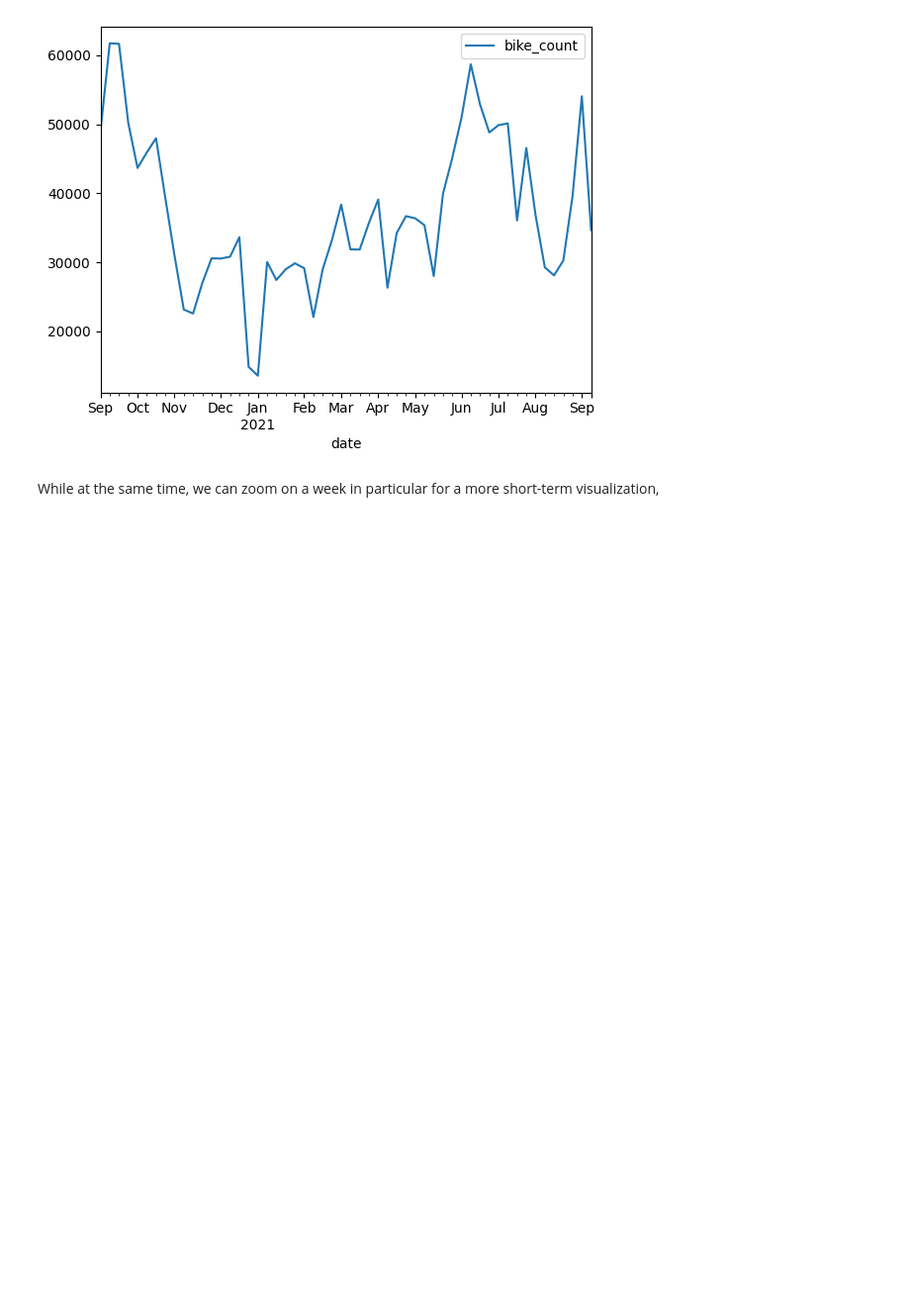
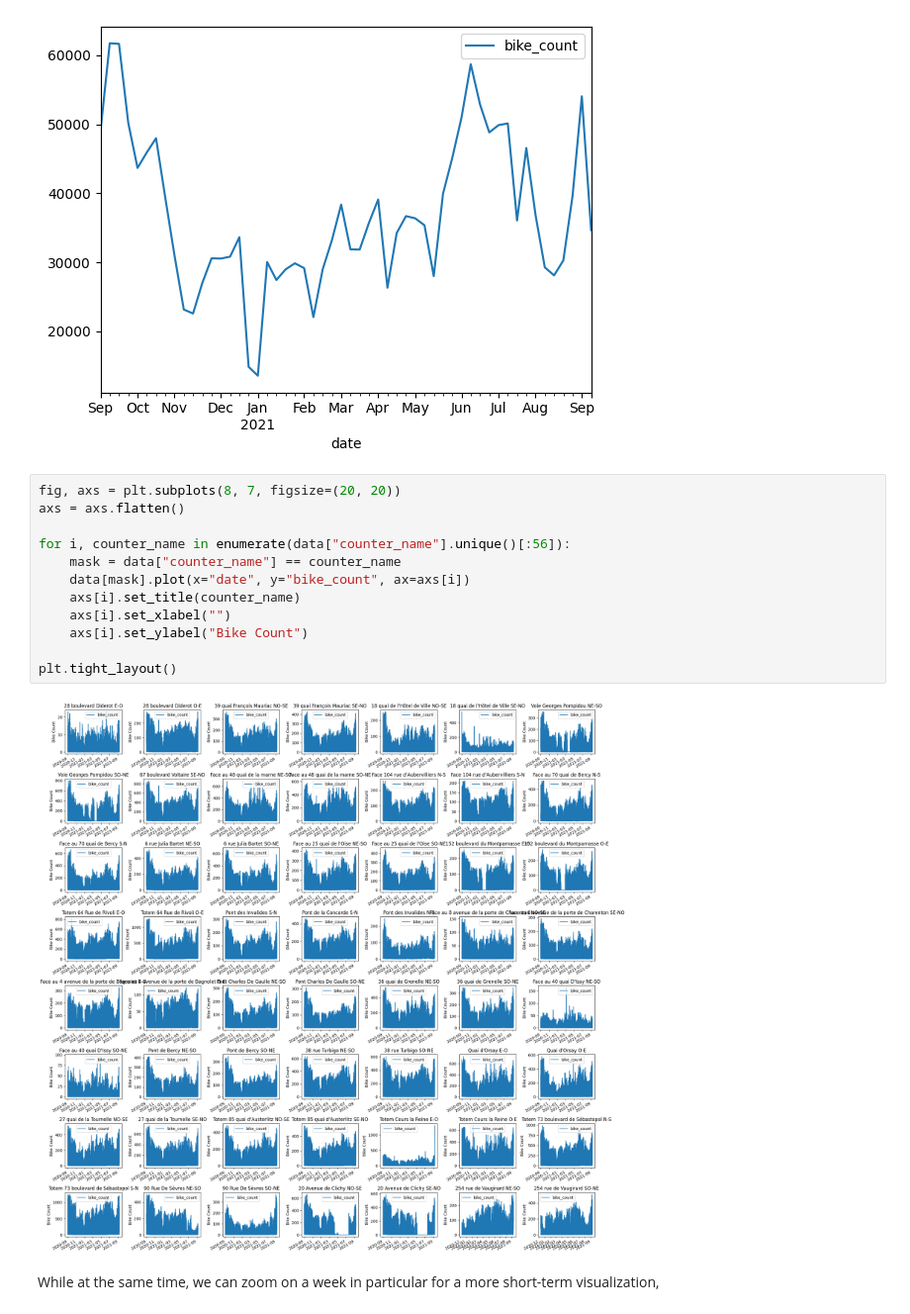
Before and after one commit to thibautboyenval/DSBchallenge, a Jupyter notebook: bike_counters_starting_kit.ipynb, the cells around one changed output. Shown at 99% size. Saved outputs shown, nothing was run; the diff lists cells and outputs as text; blank space fills up the shorter version.

```diff
--- a/bike_counters_starting_kit.ipynb
+++ b/bike_counters_starting_kit.ipynb
@@ -174,6 +148,20 @@ data[mask].groupby(pd.Grouper(freq="1w", key="date"))[["bike_count"]].sum().plot
 # %% [output]
 <Axes: xlabel='date'>
 [figure]
+# %%
+fig, axs = plt.subplots(8, 7, figsize=(20, 20))
+axs = axs.flatten()
+
+for i, counter_name in enumerate(data["counter_name"].unique()[:56]):
+    mask = data["counter_name"] == counter_name
+    data[mask].plot(x="date", y="bike_count", ax=axs[i])
+    axs[i].set_title(counter_name)
+    axs[i].set_xlabel("")
+    axs[i].set_ylabel("Bike Count")
+
+plt.tight_layout()
+# %% [output]
+[figure, added]
 # %% [markdown]
 While at the same time, we can zoom on a week in particular for a more short-term visualization,
 # %%
```
Also changed, not shown: parts of 15 cells of this notebook, 3 other files.
